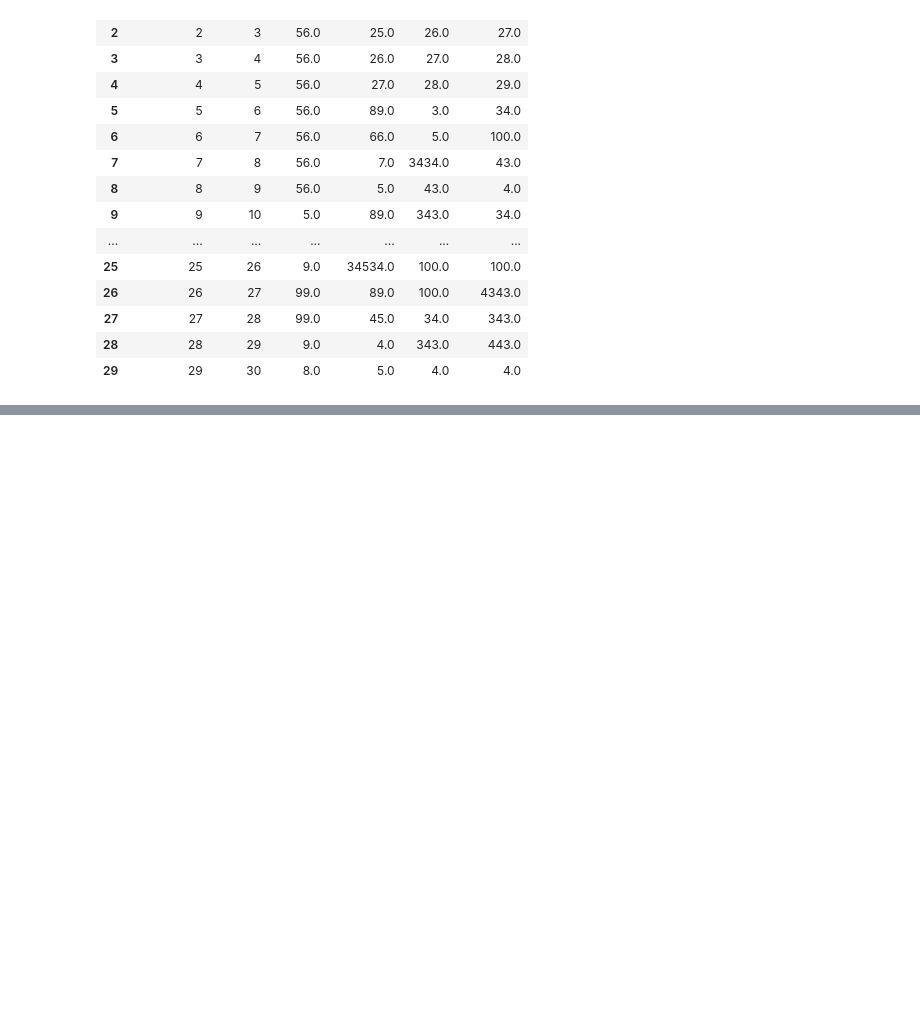
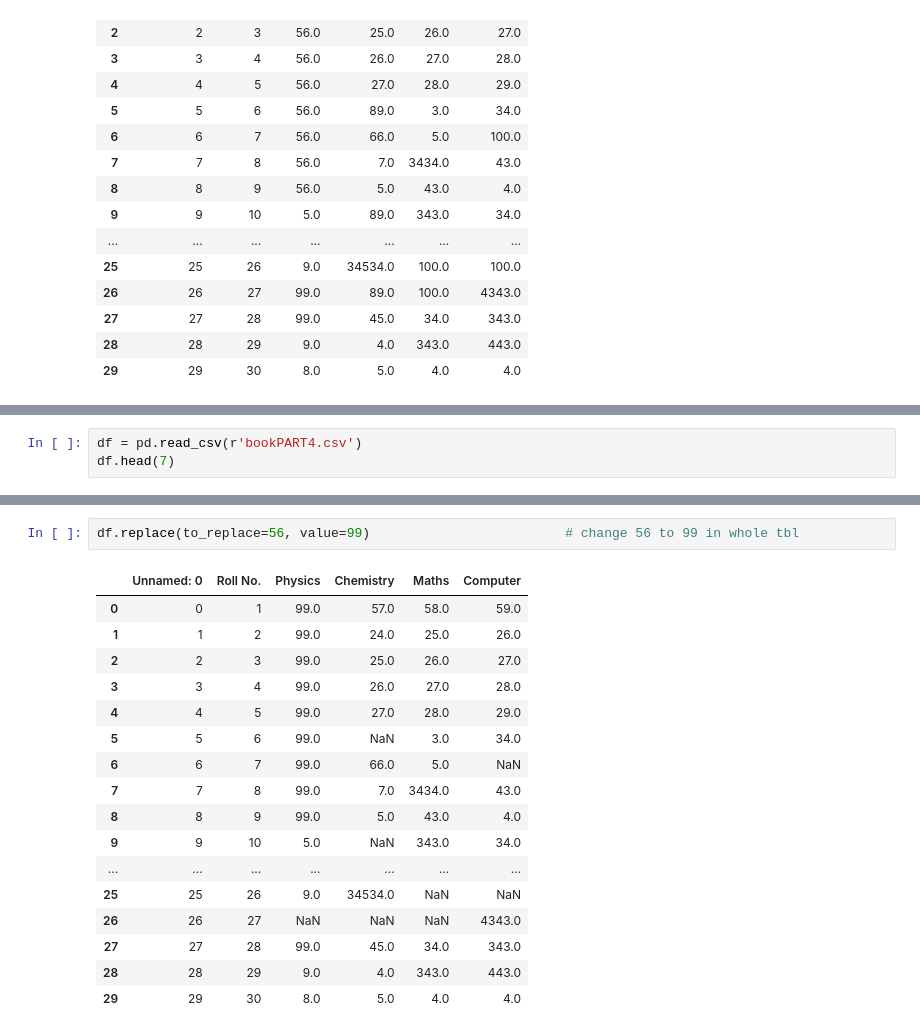
Before and after one commit to PRACHIP5202/WinWinAI, a Jupyter notebook: Pandas2gc.ipynb, the cells around one changed output, grey strips where cells are left out. Drawn from its saved outputs; the diff is of its cells as text; blank space fills up the shorter version.

Commit message:
Pandas from part 5 to 7

```diff
--- a/Pandas2gc.ipynb
+++ b/Pandas2gc.ipynb
@@ -185,0 +238,3 @@ df.fillna(method = 'bfill', axis=1)                  #fill with nxt value in a r
+# %%
+df = pd.read_csv(r'bookPART4.csv')
+df.head(7)
@@ -185,0 +250,20 @@ df.fillna(method = 'bfill', axis=1)                  #fill with nxt value in a r
+# %%
+df.replace(to_replace=56, value=99)                         # change 56 to 99 in whole tbl
+# %% [output]
+|  | Unnamed: 0 | Roll No. | Physics | Chemistry | Maths | Computer |
+| 0 | 0 | 1 | 99.0 | 57.0 | 58.0 | 59.0 |
+| 1 | 1 | 2 | 99.0 | 24.0 | 25.0 | 26.0 |
+| 2 | 2 | 3 | 99.0 | 25.0 | 26.0 | 27.0 |
+| 3 | 3 | 4 | 99.0 | 26.0 | 27.0 | 28.0 |
+| 4 | 4 | 5 | 99.0 | 27.0 | 28.0 | 29.0 |
+| 5 | 5 | 6 | 99.0 | NaN | 3.0 | 34.0 |
+| 6 | 6 | 7 | 99.0 | 66.0 | 5.0 | NaN |
+| 7 | 7 | 8 | 99.0 | 7.0 | 3434.0 | 43.0 |
+| 8 | 8 | 9 | 99.0 | 5.0 | 43.0 | 4.0 |
+| 9 | 9 | 10 | 5.0 | NaN | 343.0 | 34.0 |
+| ... | ... | ... | ... | ... | ... | ... |
+| 25 | 25 | 26 | 9.0 | 34534.0 | NaN | NaN |
+| 26 | 26 | 27 | NaN | NaN | NaN | 4343.0 |
+| 27 | 27 | 28 | 99.0 | 45.0 | 34.0 | 343.0 |
+| 28 | 28 | 29 | 9.0 | 4.0 | 343.0 | 443.0 |
+| 29 | 29 | 30 | 8.0 | 5.0 | 4.0 | 4.0 |
```
Also changed, not shown: parts of 38 cells of this notebook.
